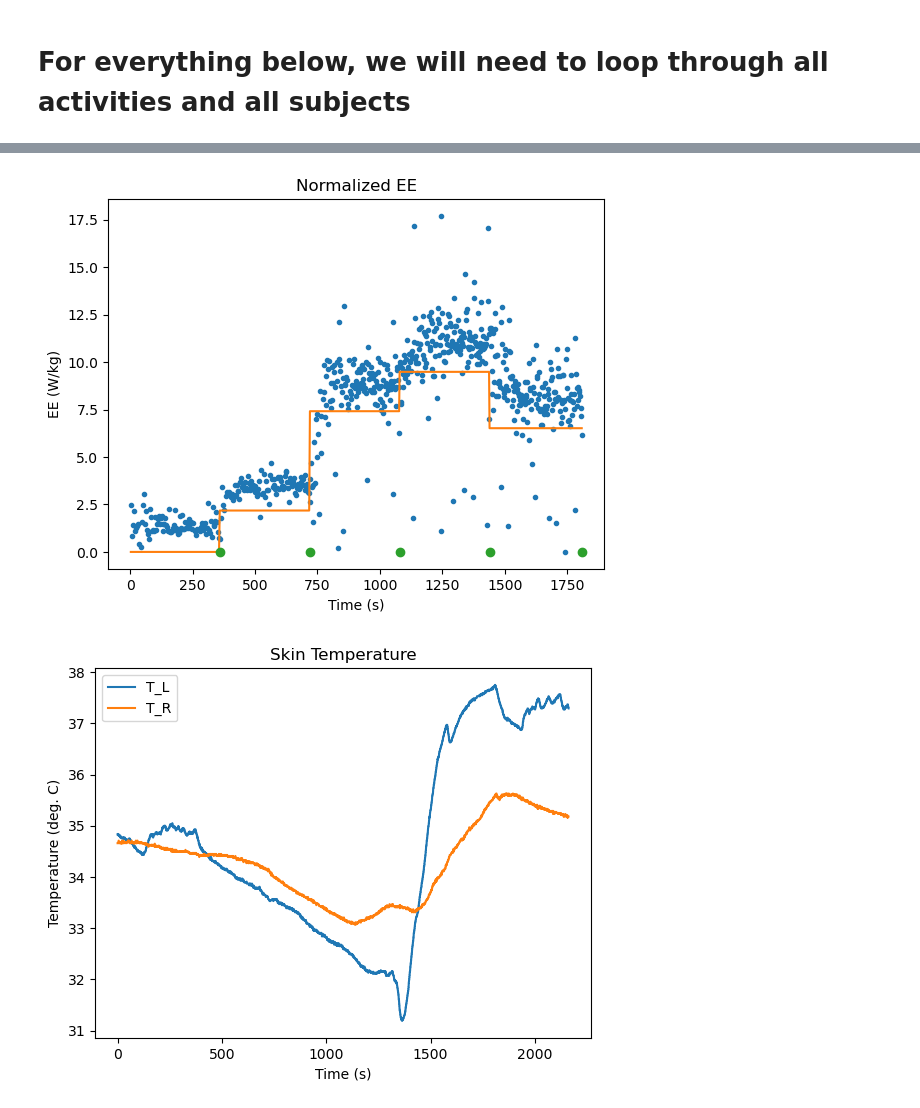
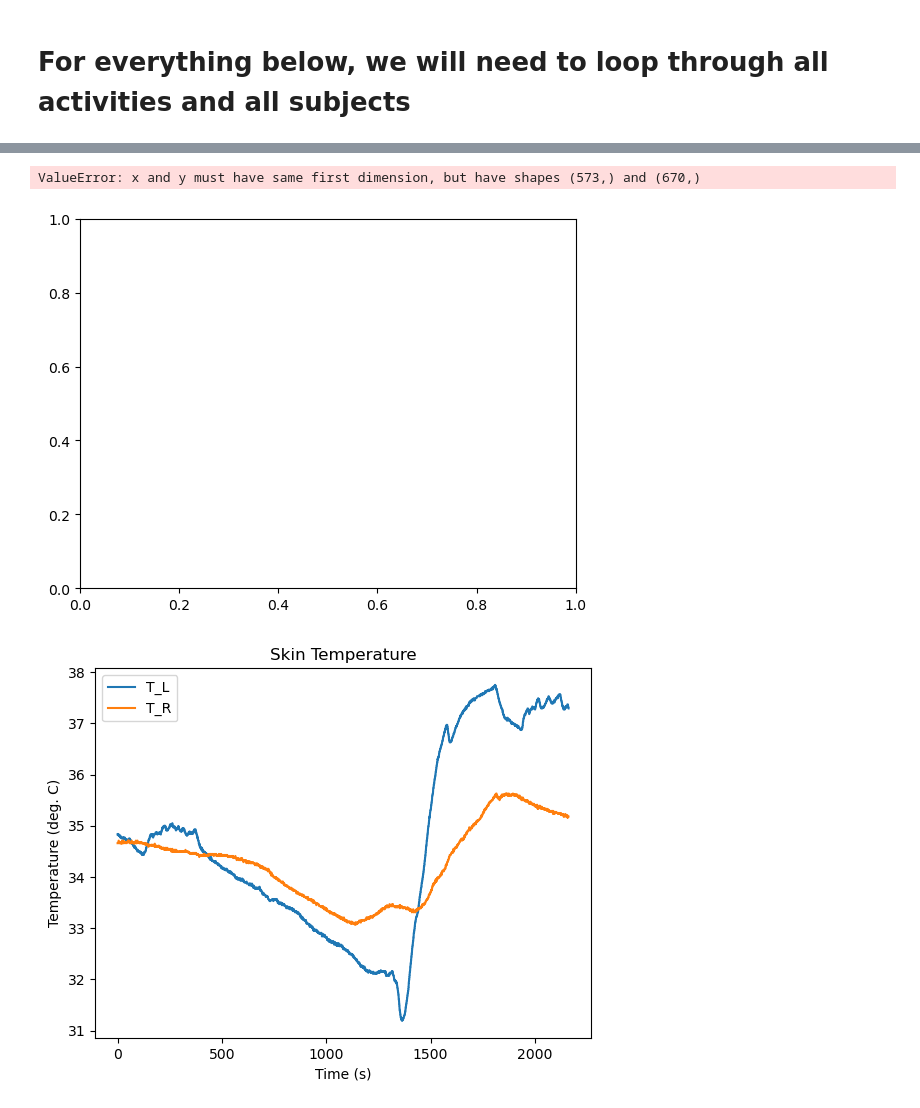
Before and after one commit to katiembutler/MetabolicCost, a Jupyter notebook: metCostMod.ipynb, the cells around one changed output, grey strips where cells are left out. Drawn from its saved outputs; the diff is of its cells as text; code cells hidden in the pictures.

```diff
--- a/metCostMod.ipynb
+++ b/metCostMod.ipynb
@@ -375,16 +375,17 @@ print(EE_ground)
 # %%
 # plotting the EE results
 # this is what we are trying to recreate with the wearable sensor data
 
-plt.plot(result['Subject01']['Running']['Metabolics_System']['Data'][:,time], EE, '.', label='EE')
-plt.plot(result['Subject01']['Running']['Metabolics_System']['Data'][:,time], EE_ground, '-', label='EE_ground')
-plt.plot(result['Subject01']['Running']['Metabolics_System']['Data'][indShift,time], np.zeros(np.size(indShift)), 'o', label='ind')
+plt.plot(result['Subject01']['Walking']['Metabolics_System']['Data'][:,time], EE, '.', label='EE')
+plt.plot(result['Subject01']['Walking']['Metabolics_System']['Data'][:,time], EE_ground, '-', label='EE_ground')
+plt.plot(result['Subject01']['Walking']['Metabolics_System']['Data'][indShift,time], np.zeros(np.size(indShift)), 'o', label='ind')
 plt.ylabel('EE (W/kg)')
 plt.xlabel('Time (s)')
 plt.title('Normalized EE')
 plt.show()
 # %% [output]
+ValueError: x and y must have same first dimension, but have shapes (573,) and (670,)
-[figure, old version]
+[figure, new version]
 # %%
 # starting off with some plotting for data exploration
 
```
Also changed, not shown: 3 other files.
